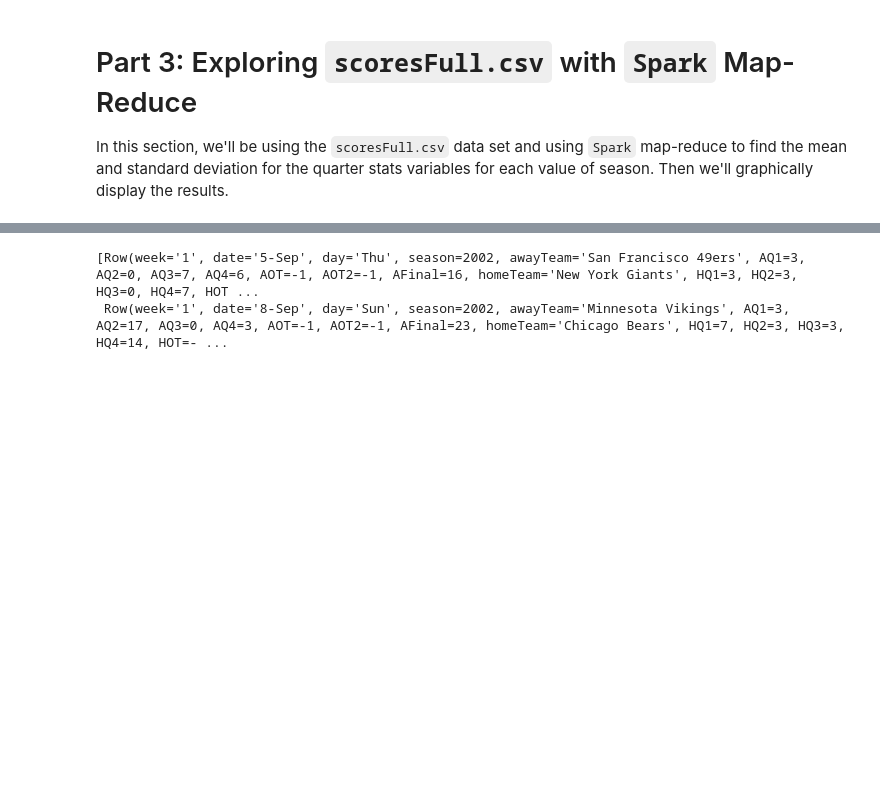
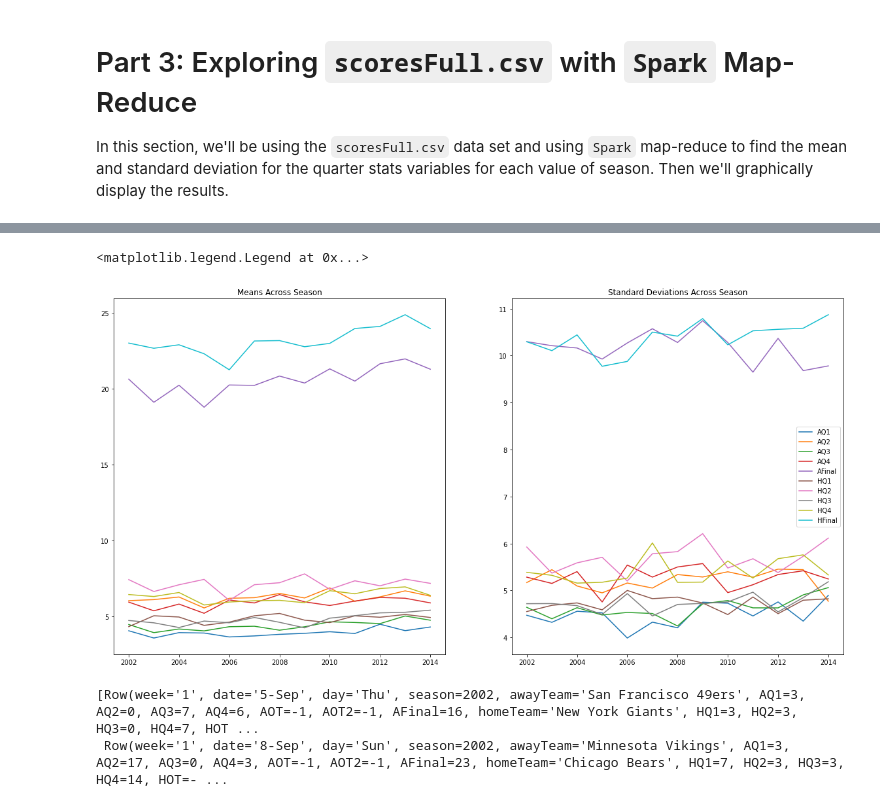
Before and after one commit to atbiggie/ST590-Project2, a Jupyter notebook: PartThree.ipynb, the cells around one changed output, grey strips where cells are left out. Cells and saved outputs as stored; diff of their text form; code cells hidden in the pictures; blank space fills up the shorter version.

Commit message:
part3 using pandas on spark

```diff
--- a/PartThree.ipynb
+++ b/PartThree.ipynb
@@ -14,0 +20,4 @@ spark = SparkSession.builder.master('local[*]').getOrCreate()
+# %%
+psdf_data = ps.read_csv('scoresFull.csv', sep=",")
+
+psdf_data.head(2)
@@ -14,0 +43,7 @@ spark = SparkSession.builder.master('local[*]').getOrCreate()
+# %%
+psdf_season_mean_std = psdf_data.groupby('season').agg({'AQ1': ['mean', 'std'], 'AQ2': ['mean', 'std'], 'AQ3': ['mean', 'std'], \
+                           'AQ4': ['mean', 'std'], 'AFinal': ['mean', 'std'], 'HQ1': ['mean', 'std'], \
+                           'HQ2': ['mean', 'std'], 'HQ3': ['mean', 'std'], 'HQ4': ['mean', 'std'], \
+                           'HFinal': ['mean', 'std'] \
+                          }).sort_index()
+psdf_season_mean_std
@@ -15,3 +67,38 @@ spark = SparkSession.builder.master('local[*]').getOrCreate()
+# %%
+# Initialise the subplot function using number of rows and columns
+
+figure, axis = plt.subplots(1, 2,figsize=(20, 10))
+
+axis[0].plot(psdf_season_mean_std[('AQ1', 'mean')], label = "AQ1")
+axis[0].plot(psdf_season_mean_std[('AQ2', 'mean')], label = "AQ2")
+axis[0].plot(psdf_season_mean_std[('AQ3', 'mean')], label = "AQ3")
+axis[0].plot(psdf_season_mean_std[('AQ4', 'mean')], label = "AQ4")
+axis[0].plot(psdf_season_mean_std[('AFinal', 'mean')], label = "AFinal")
+axis[0].plot(psdf_season_mean_std[('HQ1', 'mean')], label = "HQ1")
+axis[0].plot(psdf_season_mean_std[('HQ2', 'mean')], label = "HQ2")
+axis[0].plot(psdf_season_mean_std[('HQ3', 'mean')], label = "HQ3")
+axis[0].plot(psdf_season_mean_std[('HQ4', 'mean')], label = "HQ4")
+axis[0].plot(psdf_season_mean_std[('HFinal', 'mean')], label = "HFinal")
+
+axis[0].set_title("Means Across Season")
+
+axis[1].plot(psdf_season_mean_std[('AQ1', 'std')], label = "AQ1")
+axis[1].plot(psdf_season_mean_std[('AQ2', 'std')], label = "AQ2")
+axis[1].plot(psdf_season_mean_std[('AQ3', 'std')], label = "AQ3")
+axis[1].plot(psdf_season_mean_std[('AQ4', 'std')], label = "AQ4")
+axis[1].plot(psdf_season_mean_std[('AFinal', 'std')], label = "AFinal")
+axis[1].plot(psdf_season_mean_std[('HQ1', 'std')], label = "HQ1")
+axis[1].plot(psdf_season_mean_std[('HQ2', 'std')], label = "HQ2")
+axis[1].plot(psdf_season_mean_std[('HQ3', 'std')], label = "HQ3")
+axis[1].plot(psdf_season_mean_std[('HQ4', 'std')], label = "HQ4")
+axis[1].plot(psdf_season_mean_std[('HFinal', 'std')], label = "HFinal")
+
+axis[1].set_title("Standard Deviations Across Season")
+
+plt.legend()
+# %% [output]
+<matplotlib.legend.Legend at 0x...>
+[figure, added]
 # %%
 dfs=spark.read.load("scoresFull.csv",format='csv',sep=",",inferSchema='true',header='true')
 dfs.take(2)
```
Also changed, not shown: parts of 8 cells of this notebook.
